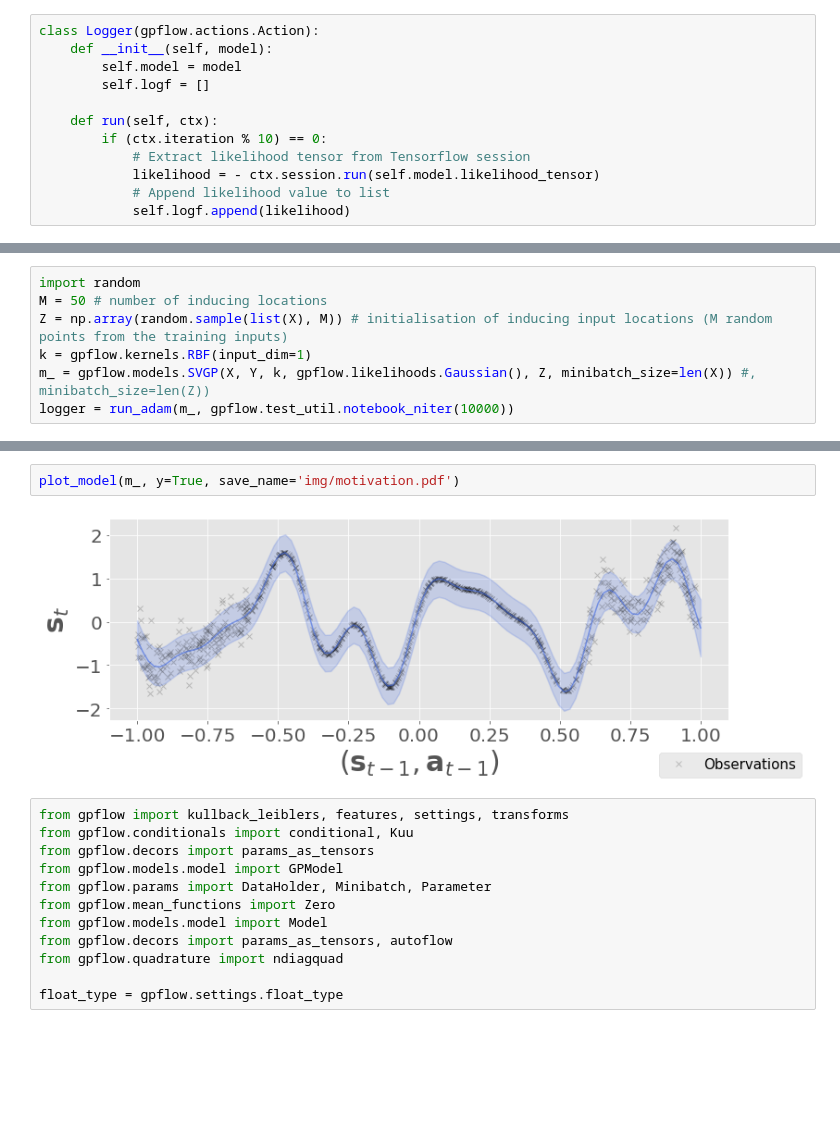
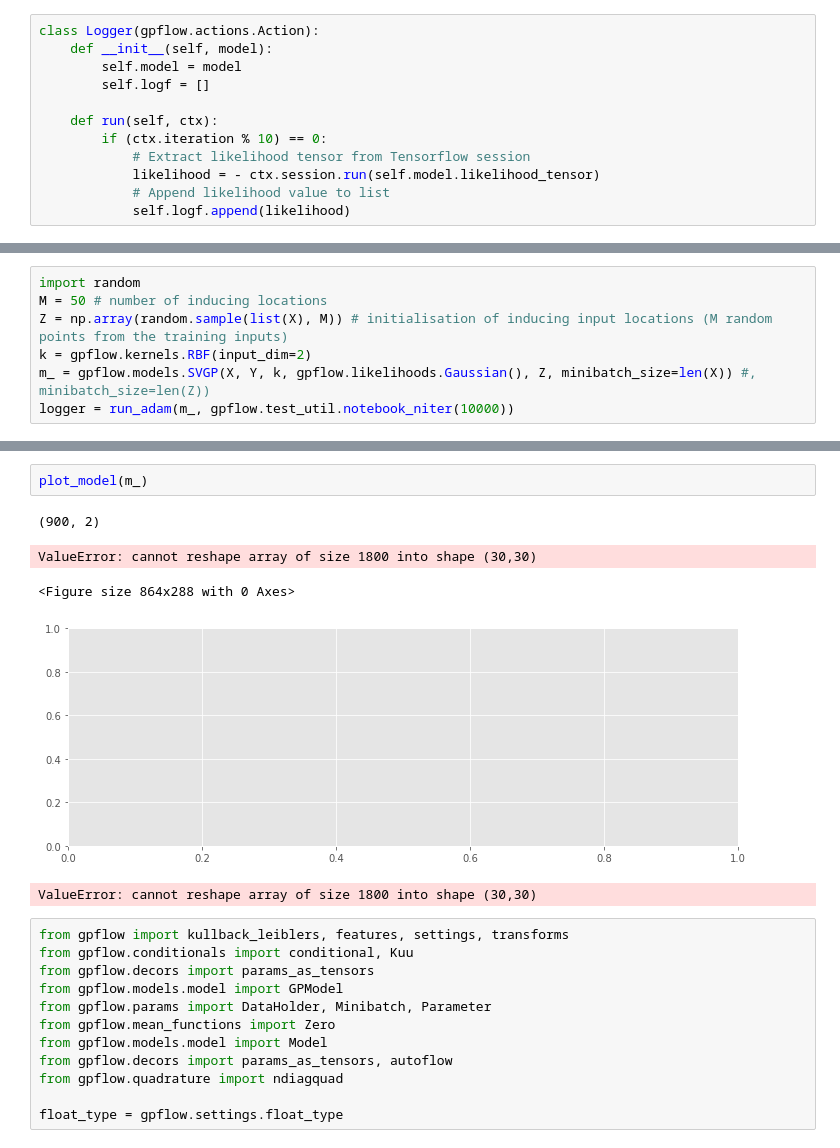
Before and after one commit to aidanscannell/trajectory-optimisation-in-learned-multimodal-dynamical-systems, a Jupyter notebook: notebooks/bi-modal-noise-svgp.ipynb, the cells around one changed output, grey strips where cells are left out. Saved outputs shown, nothing was run; the diff lists cells and outputs as text; blank space fills up the shorter version.

```diff
--- a/notebooks/bi-modal-noise-svgp.ipynb
+++ b/notebooks/bi-modal-noise-svgp.ipynb
@@ -175,6 +197,6 @@ def plot_model(m, m1=False, m2=False, a=False, h=False, y=False, save_name=False
 import random
 M = 50 # number of inducing locations
 Z = np.array(random.sample(list(X), M)) # initialisation of inducing input locations (M random points from the training inputs)
-k = gpflow.kernels.RBF(input_dim=1)
+k = gpflow.kernels.RBF(input_dim=2)
 m_ = gpflow.models.SVGP(X, Y, k, gpflow.likelihoods.Gaussian(), Z, minibatch_size=len(X)) #, minibatch_size=len(Z))
 logger = run_adam(m_, gpflow.test_util.notebook_niter(10000))
@@ -204,7 +203,11 @@ This op will be removed after the deprecation date. Please switch to tf.sets.dif
-# %%
-plot_model(m_, y=True, save_name='img/motivation.pdf')
-# %% [output]
-[figure, removed]
+# %%
+plot_model(m_)
+# %% [output]
+(900, 2)
+ValueError: cannot reshape array of size 1800 into shape (30,30)
+<Figure size 864x288 with 0 Axes>
+[figure, added]
+ValueError: cannot reshape array of size 1800 into shape (30,30)
 # %%
 from gpflow import kullback_leiblers, features, settings, transforms
 from gpflow.conditionals import conditional, Kuu
```
Also changed, not shown: parts of 16 cells of this notebook.
